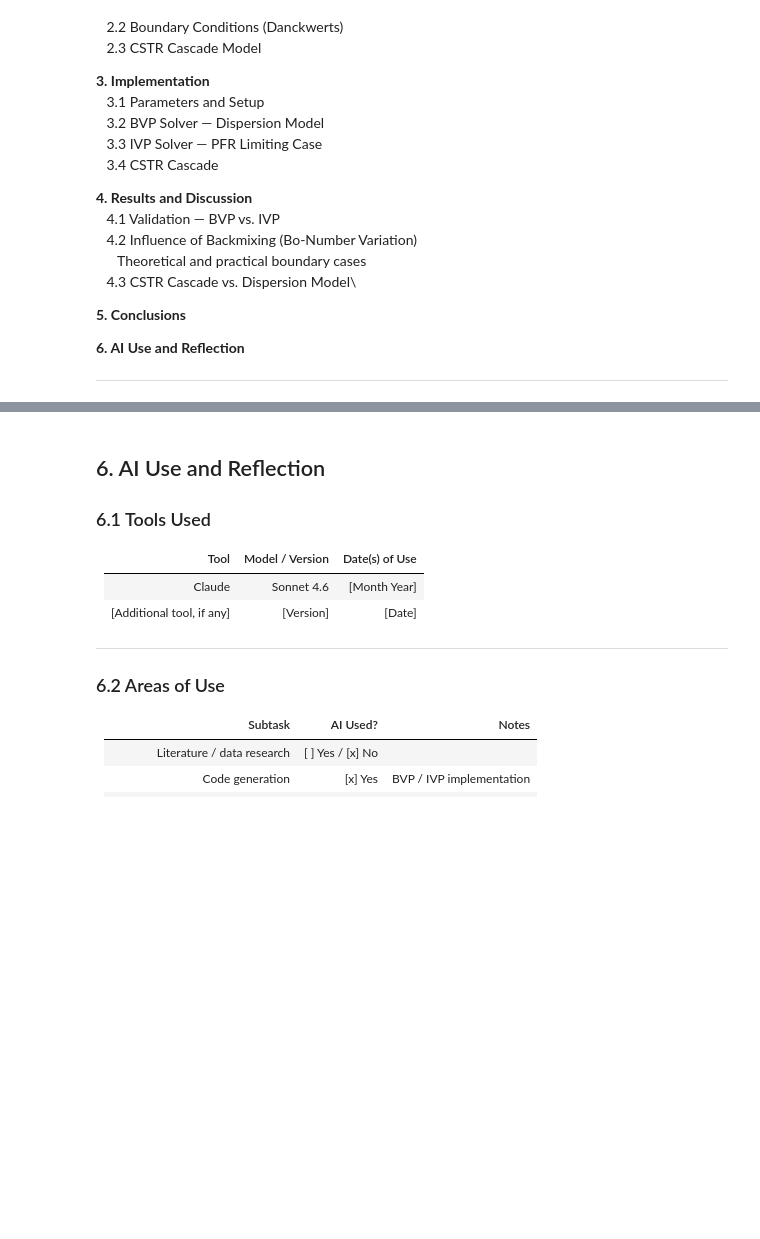
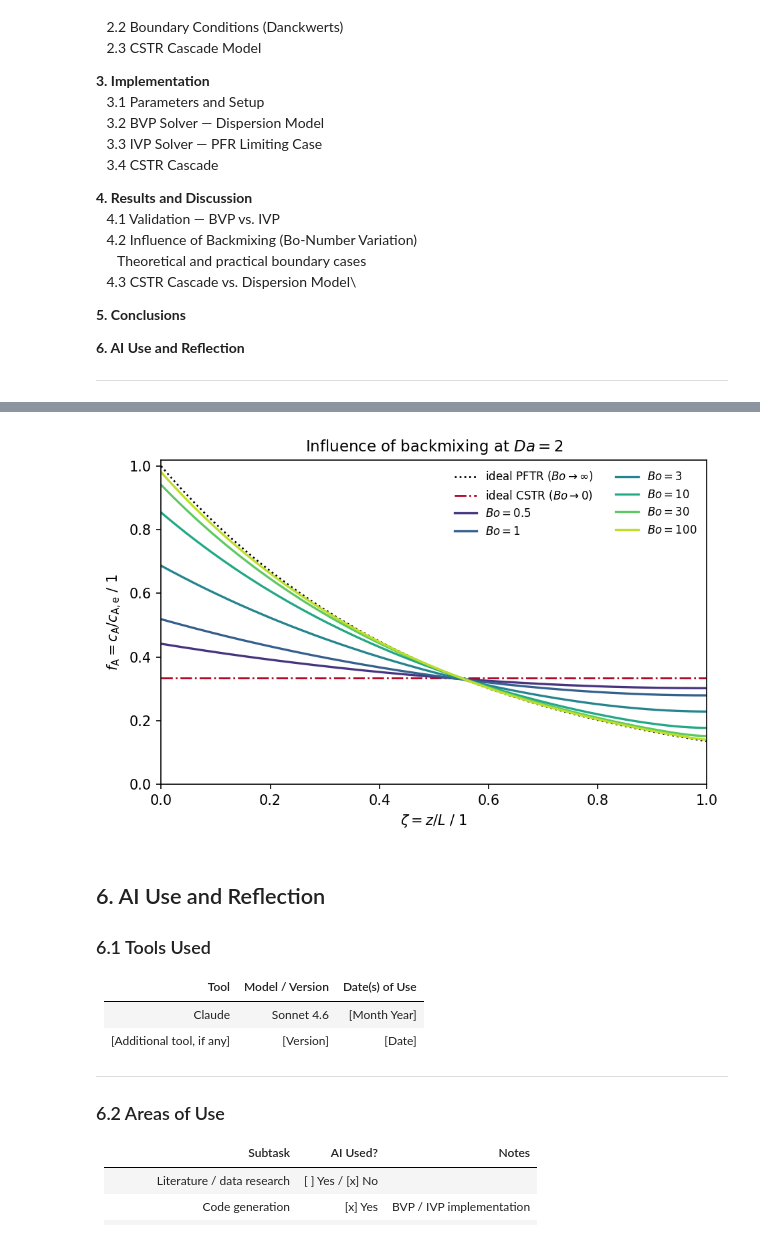
Before and after one commit to PeterSchoenung/CRE3-Assignment-4, a Jupyter notebook: CRE3_Assignment_4_26_Group_2.ipynb, the cells around one changed output, grey strips where cells are left out. Cells and saved outputs as stored; diff of their text form; code cells hidden in the pictures; blank space fills up the shorter version.

```diff
--- a/CRE3_Assignment_4_26_Group_2.ipynb
+++ b/CRE3_Assignment_4_26_Group_2.ipynb
@@ -84,0 +282,20 @@ z = np.linspace(0, L, N_points)   # spatial coordinate along reactor axis, m
+# %%
+# ============================================================
+# 4.2  Bo-SWEEP — concentration profiles (Guettel Abb. 15.2 style)
+# ============================================================
+# Fixed Da, varying Bo: the profile transitions from CSTR-like (low Bo,
+# strong backmixing) to PFR-like (high Bo, weak backmixing).
+
+Bo_sweep = np.array([0.5, 1, 3, 10, 30, 100])
+
+# solve the BVP for each Bo and store the dimensionless profile f_A = c_A / c_A,e
+n_prof   = 400
+zeta     = np.linspace(0, 1, n_prof)              # dimensionless axial coordinate z/L
+profiles = []
+print(f"{'Bo':>6} | {'f(0)':>6} | {'f(L)':>6} | {'X':>6}")
+print("-" * 33)
+for Bo_i in Bo_sweep:
+    sol_i = solve_dispersion(Bo_i, N=400)
+    f_i   = sol_i.sol(zeta * L)[0] / c_A_in        # f_A(zeta) = c_A(z) / c_A,e
+    profiles.append(f_i)
+    print(f"{Bo_i:>6.1f} | {f_i[0]:>6.3f} | {f_i[-1]:>6.3f} | {1 - f_i[-1]:>6.3f}")
@@ -85,3 +311,40 @@ z = np.linspace(0, L, N_points)   # spatial coordinate along reactor axis, m
+# %%
+# ============================================================
+# 4.2  PLOT — Bo-sweep concentration profiles
+# ============================================================
+# --- plot variables (top of cell) ---
+fig_w, fig_h, fig_dpi = 6.4, 4.2, 150
+cmap     = plt.cm.viridis
+col_pfr  = "#000000"
+col_cstr = "#b00020"
+lw_prof  = 1.6
+n_cases  = len(Bo_sweep)
+
+# colour-grade the BVP profiles by their position in the sweep (low -> high Bo)
+colors = cmap(np.linspace(0.15, 0.9, n_cases))
+
+fig, ax = plt.subplots(figsize=(fig_w, fig_h), dpi=fig_dpi)
+
+# analytical bounding cases (theoretical limits)
+ax.plot(zeta, np.exp(-Da * zeta), color=col_pfr, lw=1.3, ls=":",
+        label=r"ideal PFTR ($Bo\to\infty$)")
+ax.axhline(1 / (1 + Da), color=col_cstr, lw=1.3, ls="-.",
+           label=r"ideal CSTR ($Bo\to 0$)")
+
+# BVP profiles for increasing Bo
+for f_i, Bo_i, c in zip(profiles, Bo_sweep, colors):
+    ax.plot(zeta, f_i, color=c, lw=lw_prof, label=rf"$Bo = {Bo_i:g}$")
+
+ax.set_xlabel(r"$\zeta = z/L$ / 1")
+ax.set_ylabel(r"$f_\mathrm{A} = c_\mathrm{A}/c_\mathrm{A,e}$ / 1")
+ax.set_xlim(0, 1)
+ax.set_ylim(0, 1.02)
+ax.set_title(rf"Influence of backmixing at $Da = {Da:.0f}$", fontsize=11)
+ax.legend(frameon=False, fontsize=8, loc="upper right", ncol=2)
+fig.tight_layout()
+plt.show()
+# %% [output]
+[figure, added]
 # %% [markdown]
 ## 6. AI Use and Reflection
 
```
Also changed, not shown: parts of 8 cells of this notebook, 1 other file.
